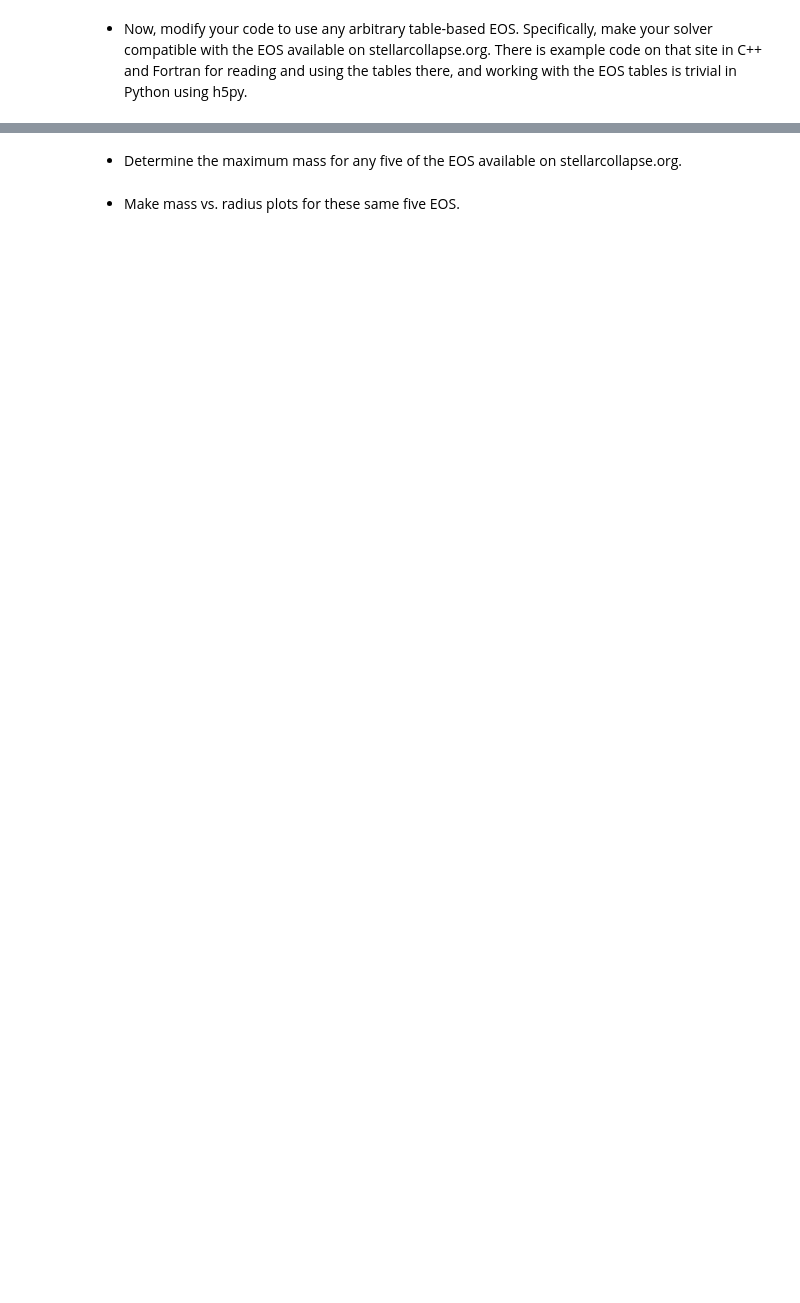
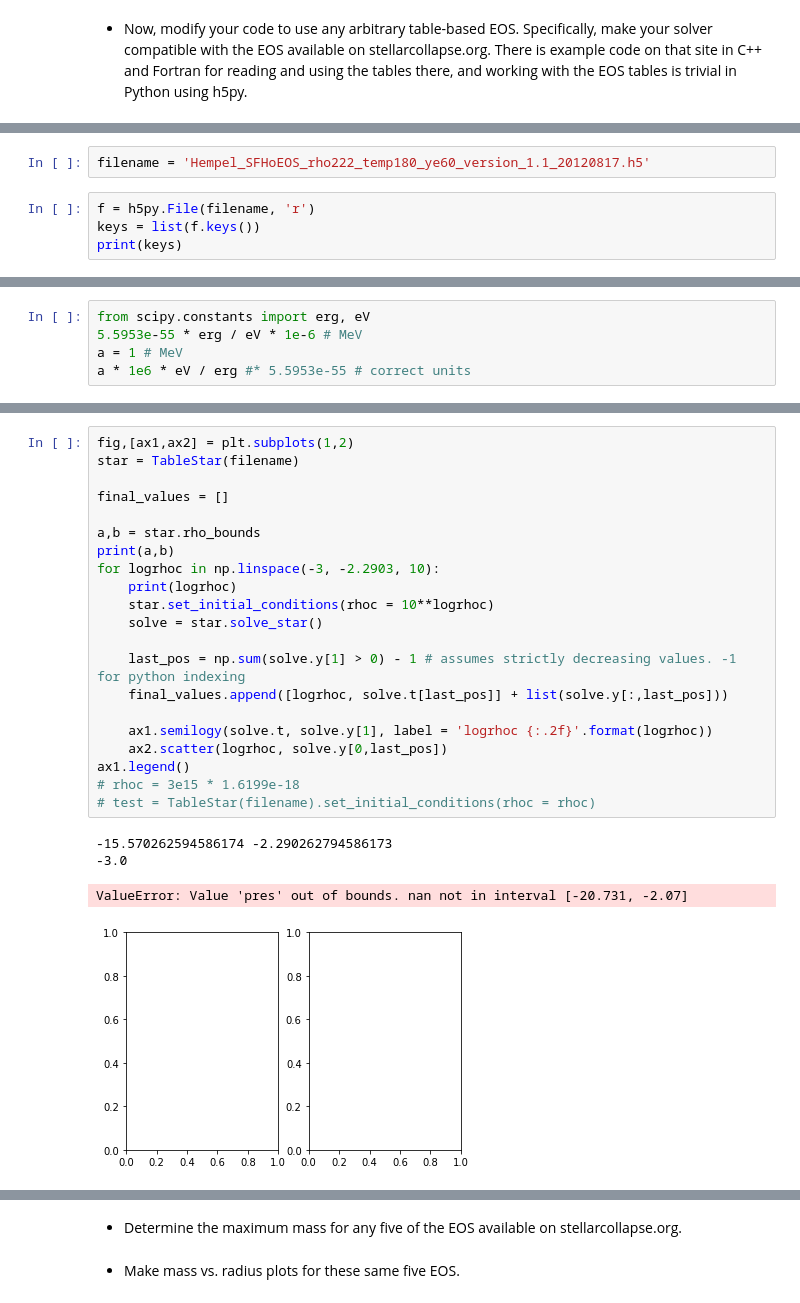
Before and after one commit to halvarsu/PHY905-Numerical-Relativity, a Jupyter notebook: project1/TOV_solver.ipynb, the cells around one changed output, grey strips where cells are left out. Drawn from its saved outputs; the diff is of its cells as text; blank space fills up the shorter version.

```diff
--- a/project1/TOV_solver.ipynb
+++ b/project1/TOV_solver.ipynb
@@ -173,0 +156,6 @@ for
+# %%
+filename = 'Hempel_SFHoEOS_rho222_temp180_ye60_version_1.1_20120817.h5'
+# %%
+f = h5py.File(filename, 'r')
+keys = list(f.keys())
+print(keys)
@@ -173,0 +181,5 @@ for
+# %%
+from scipy.constants import erg, eV
+5.5953e-55 * erg / eV * 1e-6 # MeV
+a = 1 # MeV
+a * 1e6 * eV / erg #* 5.5953e-55 # correct units
@@ -173,0 +345,26 @@ for
+# %%
+fig,[ax1,ax2] = plt.subplots(1,2)
+star = TableStar(filename)
+
+final_values = []
+
+a,b = star.rho_bounds
+print(a,b)
+for logrhoc in np.linspace(-3, -2.2903, 10):
+    print(logrhoc)
+    star.set_initial_conditions(rhoc = 10**logrhoc)
+    solve = star.solve_star()
+
+    last_pos = np.sum(solve.y[1] > 0) - 1 # assumes strictly decreasing values. -1 for python indexing
+    final_values.append([logrhoc, solve.t[last_pos]] + list(solve.y[:,last_pos]))
+
+    ax1.semilogy(solve.t, solve.y[1], label = 'logrhoc {:.2f}'.format(logrhoc))
+    ax2.scatter(logrhoc, solve.y[0,last_pos])
+ax1.legend()
+# rhoc = 3e15 * 1.6199e-18
+# test = TableStar(filename).set_initial_conditions(rhoc = rhoc)
+# %% [output]
+-15.570262594586174 -2.290262794586173
+-3.0
+ValueError: Value 'pres' out of bounds. nan not in interval [-20.731, -2.07]
+[figure, added]
```
Also changed, not shown: parts of 66 cells of this notebook, 1 other file.
